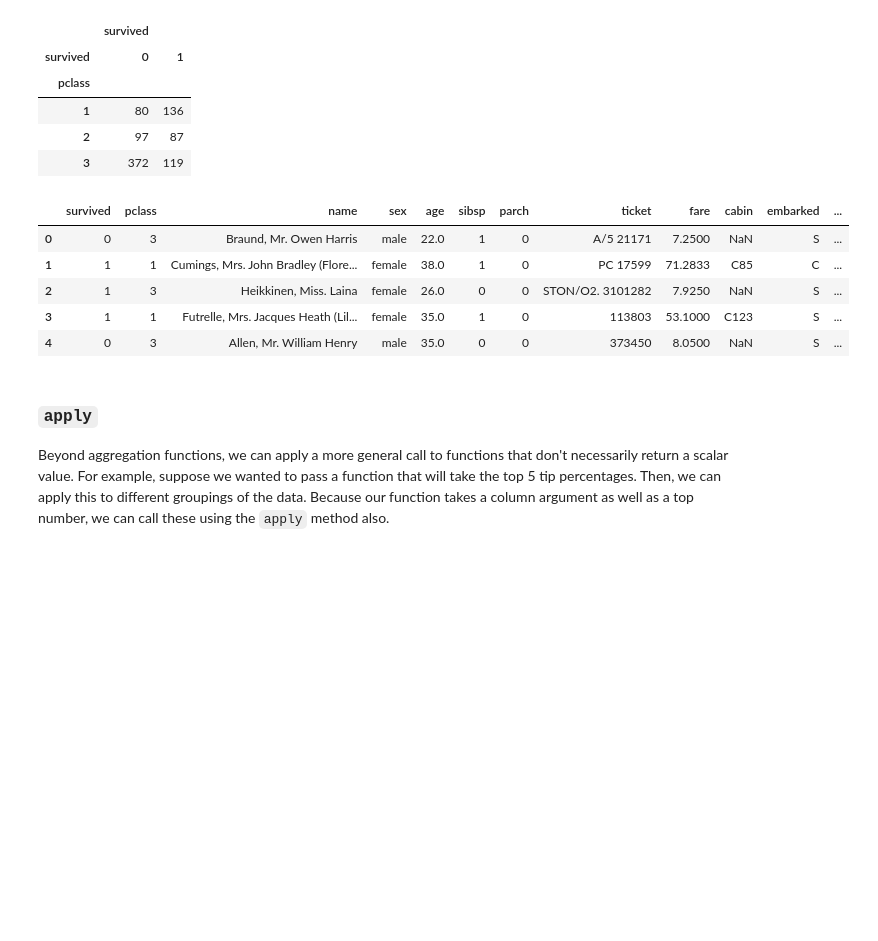
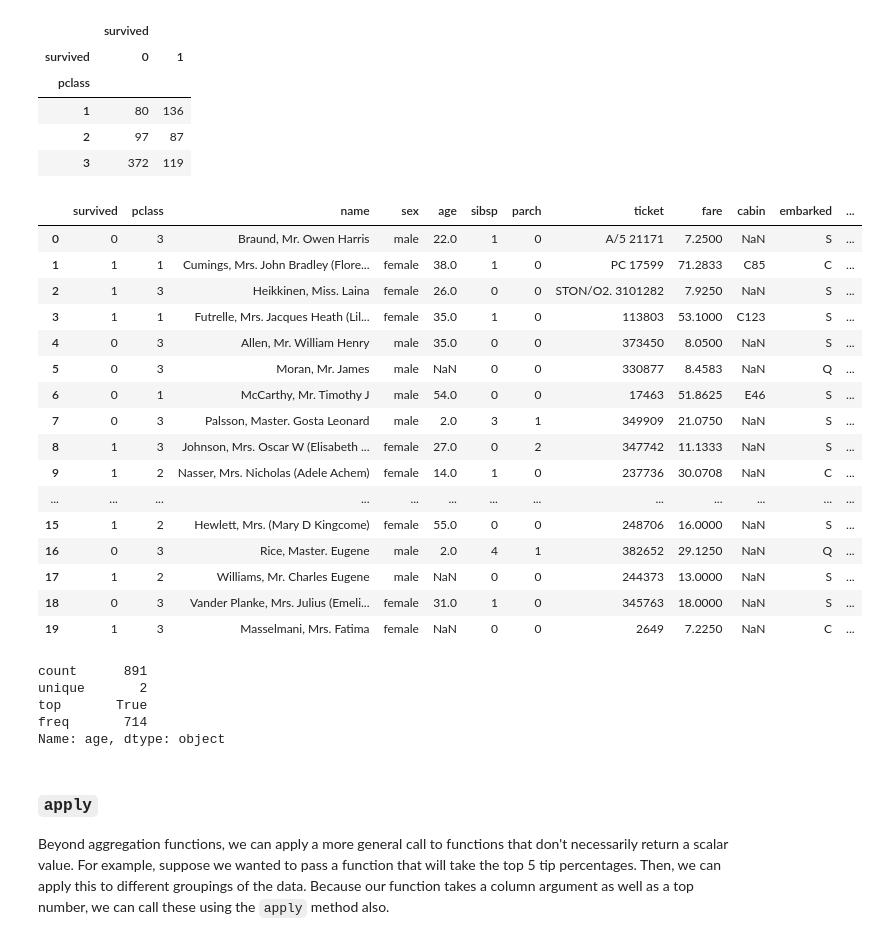
Before and after one commit to ayana-dawkins/04-linear-regression-intro, a Jupyter notebook: 04-01-groupby-solns.ipynb, the cells around one changed output. Cells and saved outputs as stored; diff of their text form; code cells hidden in the pictures; blank space fills up the shorter version.

```diff
--- a/04-01-groupby-solns.ipynb
+++ b/04-01-groupby-solns.ipynb
@@ -488,16 +545,35 @@ titanic.groupby(['pclass','survived'])[['survived']].count().unstack()
 | 2 | 97 | 87 |
 | 3 | 372 | 119 |
 # %%
-titanic['age_group'] = pd.cut(titanic.age, [12,20,40,60,80,110], labels = ['child', 'teenager', 'grown', 'older', 'senior'])
+titanic['age_group'] = pd.cut(titanic.age, [0,12,20,40,60,80,110], labels = ['child', 'teenager', 'grown', 'older', 'senior','elder'])
 # %%
-titanic.head()
+titanic.head(20)
 # %% [output]
 |  | survived | pclass | name | sex | age | sibsp | parch | ticket | fare | cabin | embarked | ... |
 | 0 | 0 | 3 | Braund, Mr. Owen Harris | male | 22.0 | 1 | 0 | A/5 21171 | 7.2500 | NaN | S | ... |
 | 1 | 1 | 1 | Cumings, Mrs. John Bradley (Flore... | female | 38.0 | 1 | 0 | PC 17599 | 71.2833 | C85 | C | ... |
 | 2 | 1 | 3 | Heikkinen, Miss. Laina | female | 26.0 | 0 | 0 | STON/O2. 3101282 | 7.9250 | NaN | S | ... |
 | 3 | 1 | 1 | Futrelle, Mrs. Jacques Heath (Lil... | female | 35.0 | 1 | 0 | 113803 | 53.1000 | C123 | S | ... |
 | 4 | 0 | 3 | Allen, Mr. William Henry | male | 35.0 | 0 | 0 | 373450 | 8.0500 | NaN | S | ... |
+| 5 | 0 | 3 | Moran, Mr. James | male | NaN | 0 | 0 | 330877 | 8.4583 | NaN | Q | ... |
+| 6 | 0 | 1 | McCarthy, Mr. Timothy J | male | 54.0 | 0 | 0 | 17463 | 51.8625 | E46 | S | ... |
+| 7 | 0 | 3 | Palsson, Master. Gosta Leonard | male | 2.0 | 3 | 1 | 349909 | 21.0750 | NaN | S | ... |
+| 8 | 1 | 3 | Johnson, Mrs. Oscar W (Elisabeth ... | female | 27.0 | 0 | 2 | 347742 | 11.1333 | NaN | S | ... |
+| 9 | 1 | 2 | Nasser, Mrs. Nicholas (Adele Achem) | female | 14.0 | 1 | 0 | 237736 | 30.0708 | NaN | C | ... |
+| ... | ... | ... | ... | ... | ... | ... | ... | ... | ... | ... | ... | ... |
+| 15 | 1 | 2 | Hewlett, Mrs. (Mary D Kingcome) | female | 55.0 | 0 | 0 | 248706 | 16.0000 | NaN | S | ... |
+| 16 | 0 | 3 | Rice, Master. Eugene | male | 2.0 | 4 | 1 | 382652 | 29.1250 | NaN | Q | ... |
+| 17 | 1 | 2 | Williams, Mr. Charles Eugene | male | NaN | 0 | 0 | 244373 | 13.0000 | NaN | S | ... |
+| 18 | 0 | 3 | Vander Planke, Mrs. Julius (Emeli... | female | 31.0 | 1 | 0 | 345763 | 18.0000 | NaN | S | ... |
+| 19 | 1 | 3 | Masselmani, Mrs. Fatima | female | NaN | 0 | 0 | 2649 | 7.2250 | NaN | C | ... |
+# %%
+titanic['age'].notna().describe()
+# %% [output]
+count      891
+unique       2
+top       True
+freq       714
+Name: age, dtype: object
 # %%
 titanic.groupby(['sex', 'survived'])['survived'].count()
 # %%
```
Also changed, not shown: parts of 27 cells of this notebook, 4 other files.
